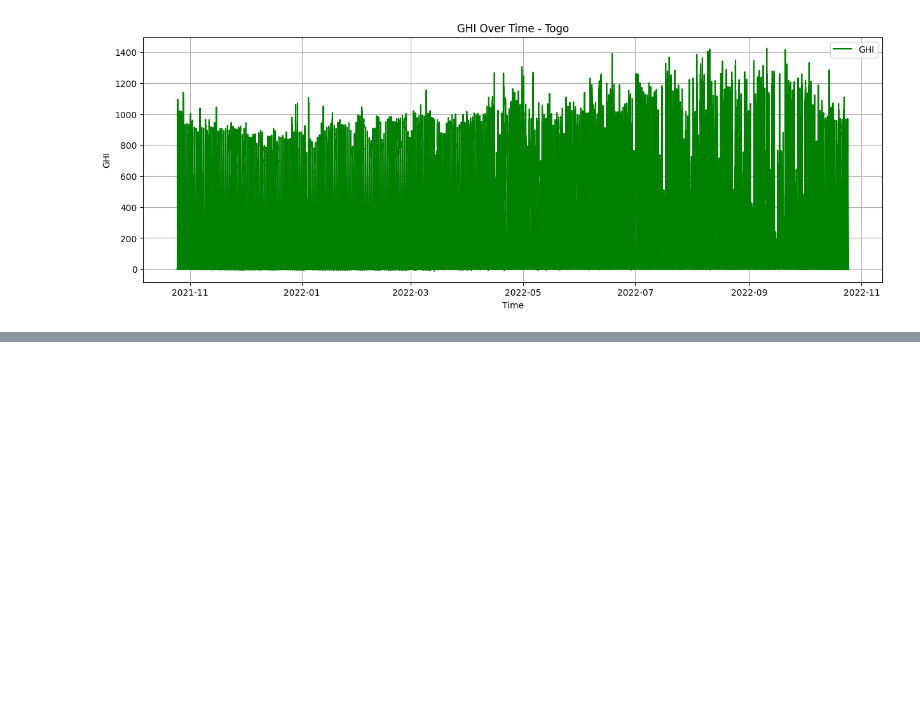
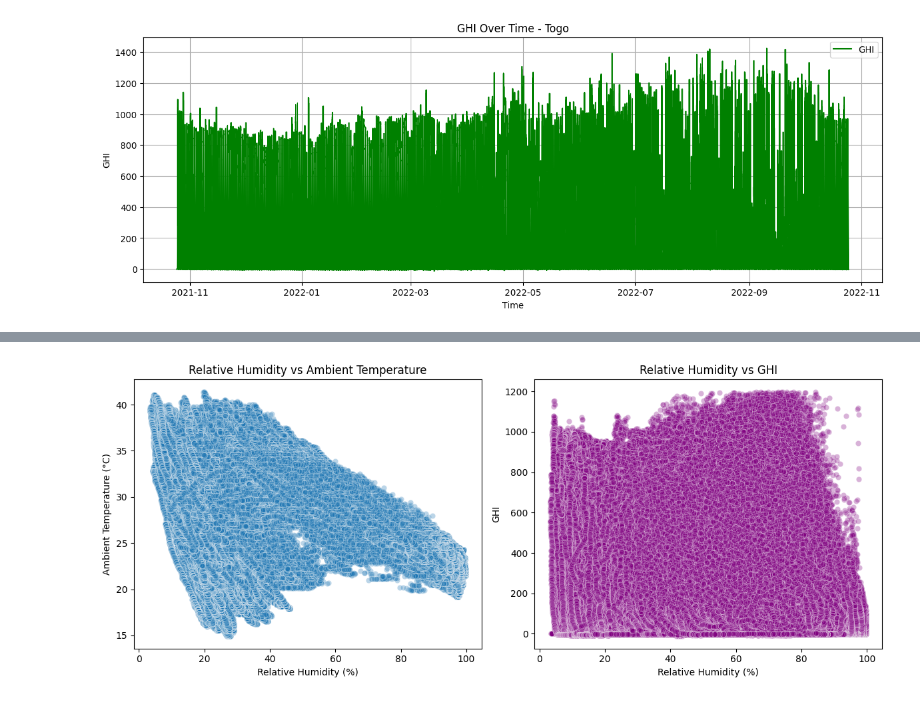
Before and after one commit to helina1abebe/solar-farm-discovery, a Jupyter notebook: notebooks/togo_eda.ipynb, the cells around one changed output, grey strips where cells are left out. Saved outputs shown, nothing was run; the diff lists cells and outputs as text; code cells hidden in the pictures; blank space fills up the shorter version.

```diff
--- a/notebooks/togo_eda.ipynb
+++ b/notebooks/togo_eda.ipynb
@@ -141,0 +312,21 @@ togo_df.shape
+# %%
+plt.figure(figsize=(12, 5))
+
+# RH vs Tamb
+plt.subplot(1, 2, 1)
+sns.scatterplot(data=togo_df, x='RH', y='Tamb', alpha=0.3)
+plt.title('Relative Humidity vs Ambient Temperature')
+plt.xlabel('Relative Humidity (%)')
+plt.ylabel('Ambient Temperature (°C)')
+
+# RH vs GHI
+plt.subplot(1, 2, 2)
+sns.scatterplot(data=togo_df, x='RH', y='GHI', alpha=0.3, color='purple')
+plt.title('Relative Humidity vs GHI')
+plt.xlabel('Relative Humidity (%)')
+plt.ylabel('GHI')
+
+plt.tight_layout()
+plt.show()
+# %% [output]
+[figure, added]
```
Also changed, not shown: parts of 27 cells of this notebook, 3 other files.
